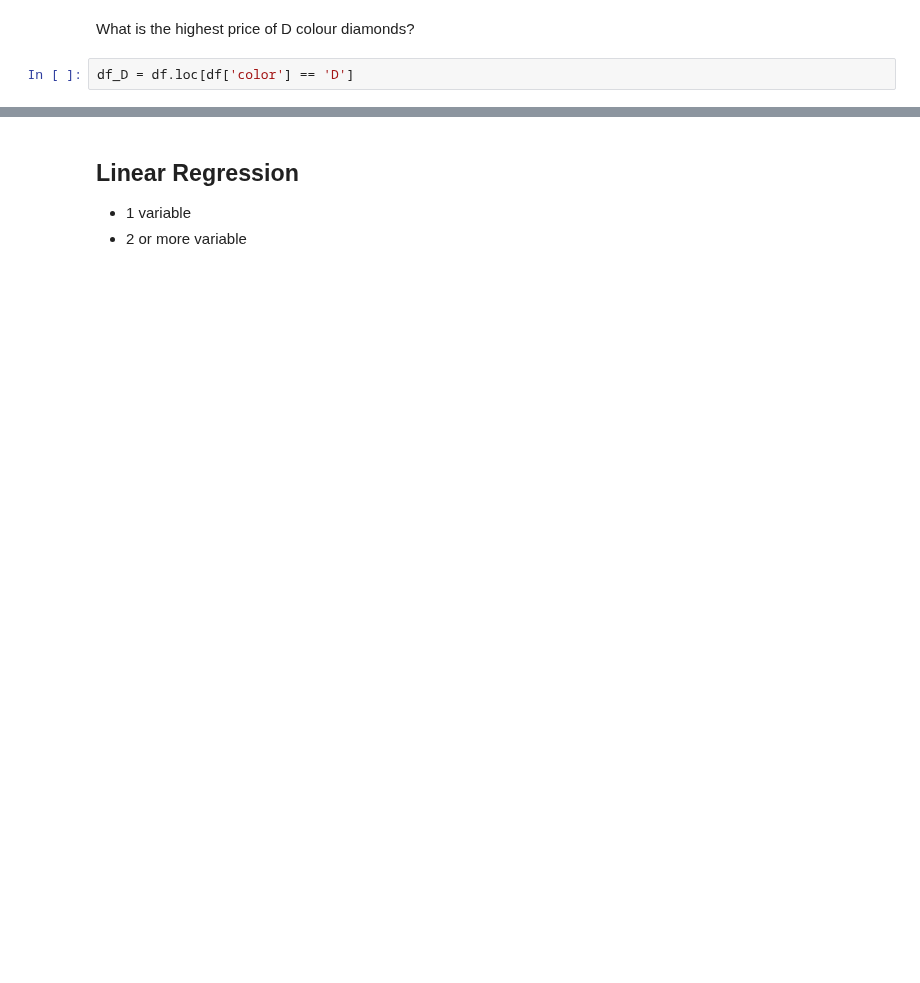
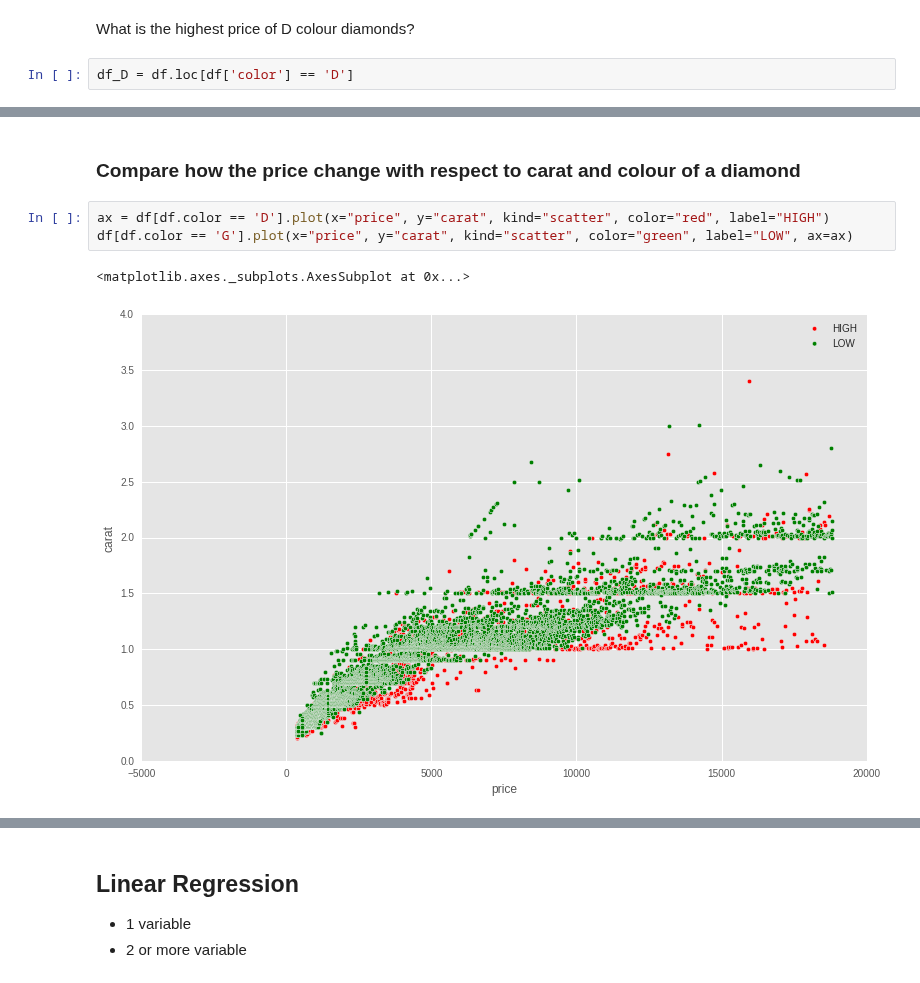
Before and after one commit to ababook/intro-python-data-science, a Jupyter notebook: diamonds/Diamonds.ipynb, the cells around one changed output, grey strips where cells are left out. Saved outputs shown, nothing was run; the diff lists cells and outputs as text; blank space fills up the shorter version.

```diff
--- a/diamonds/Diamonds.ipynb
+++ b/diamonds/Diamonds.ipynb
@@ -90,0 +128,8 @@ See the caveats in the documentation: http://pandas.pydata.org/pandas-docs/stabl
+# %% [markdown]
+### Compare how the price change with respect to carat and colour of a diamond
+# %%
+ax = df[df.color == 'D'].plot(x="price", y="carat", kind="scatter", color="red", label="HIGH")
+df[df.color == 'G'].plot(x="price", y="carat", kind="scatter", color="green", label="LOW", ax=ax)
+# %% [output]
+<matplotlib.axes._subplots.AxesSubplot at 0x...>
+[figure, added]
```
Also changed, not shown: parts of 16 cells of this notebook.
